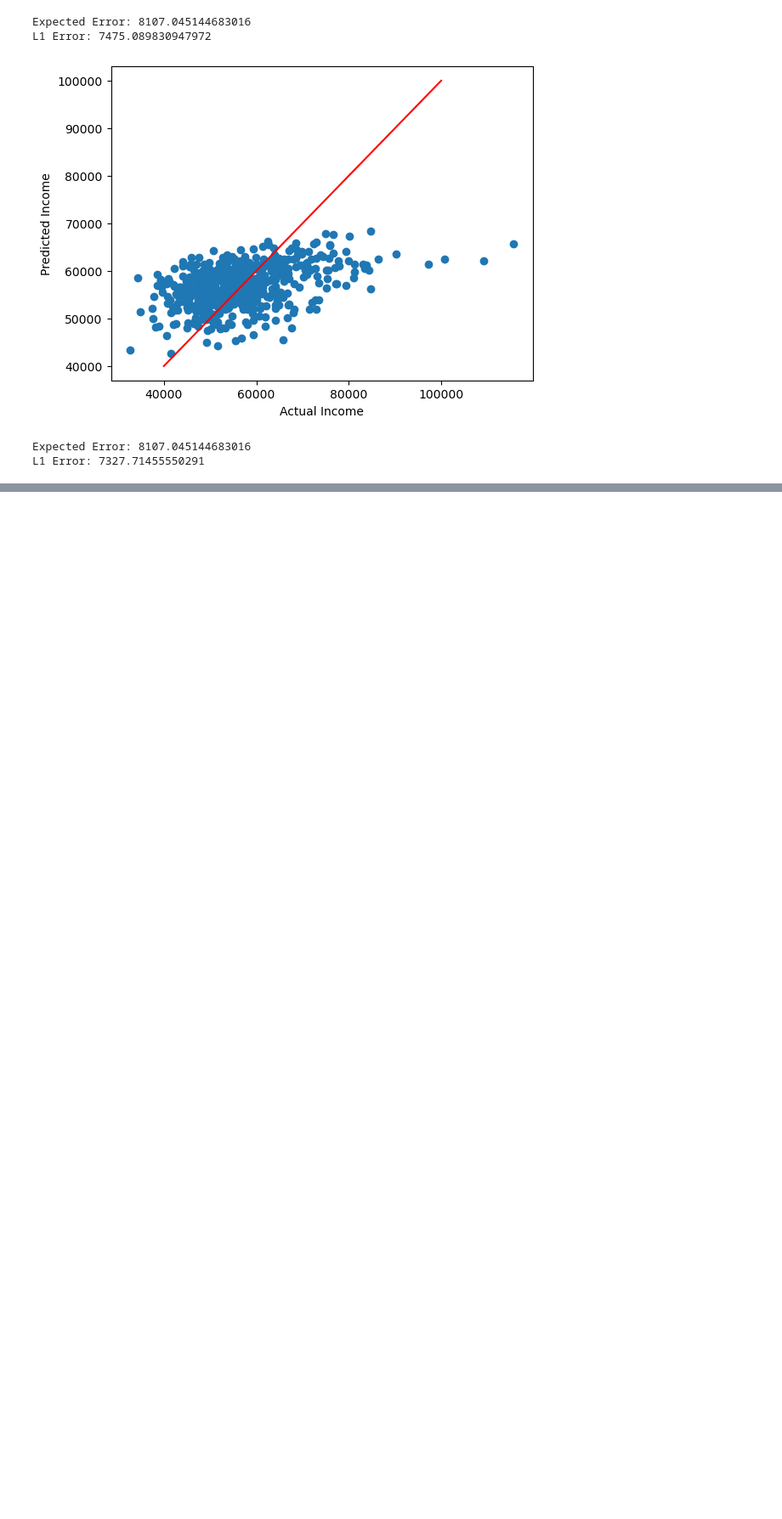
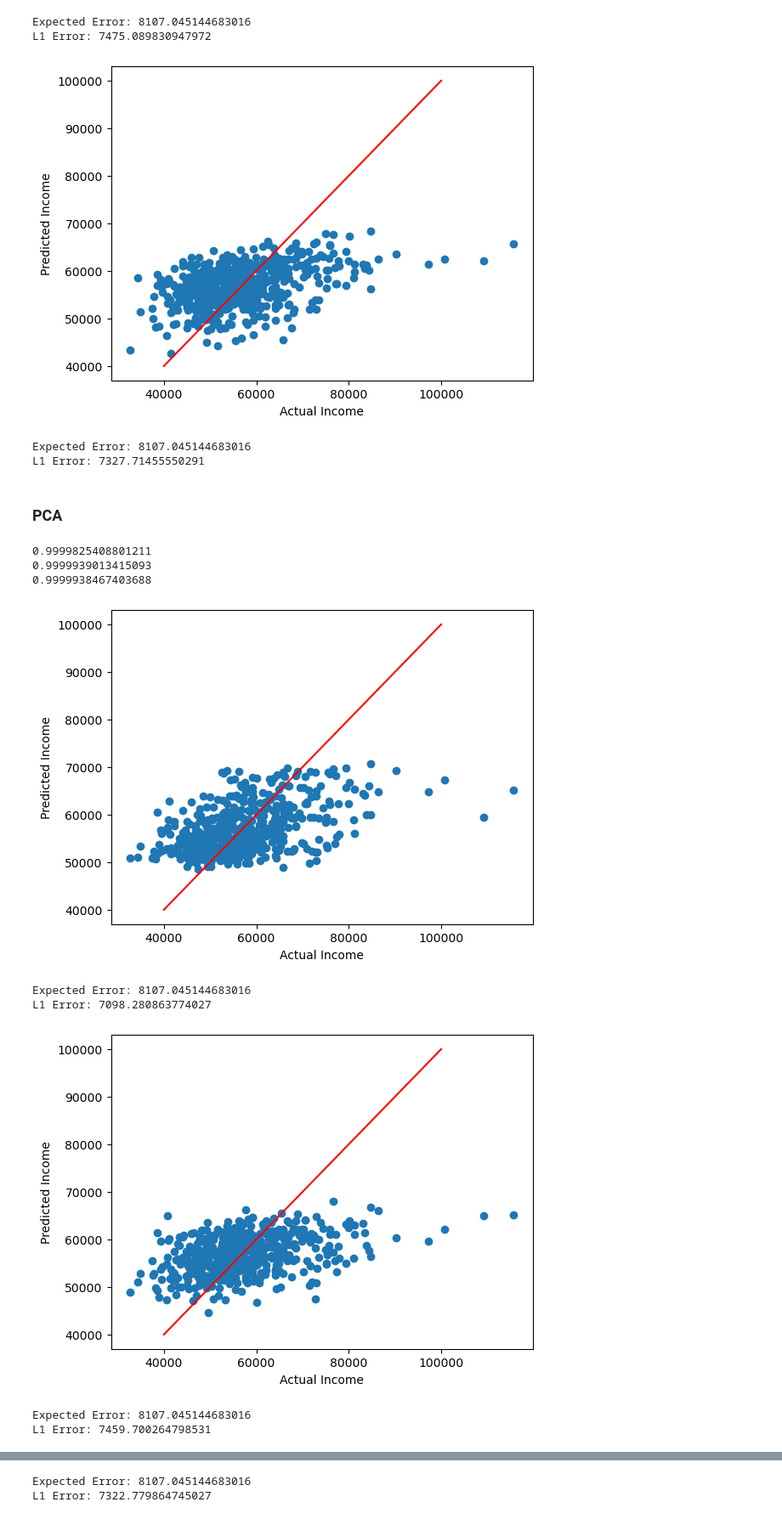
Before and after one commit to mhamzaerol/local-income-prediction-using-google-trends, a Jupyter notebook: income-regression/regression.ipynb, the cells around one changed output, grey strips where cells are left out. Shown: that part at 85% size. Drawn from its saved outputs; the diff is of its cells as text; code cells hidden in the pictures; blank space fills up the shorter version.

```diff
--- a/income-regression/regression.ipynb
+++ b/income-regression/regression.ipynb
@@ -58,3 +59,47 @@ L1 Error: 7475.089830947972
 [figure]
 Expected Error: 8107.045144683016
 L1 Error: 7327.71455550291
+# %% [markdown]
+### PCA
+# %%
+num_dim = 8
+# %%
+models = []
+pca_models = []
+X_pca = []
+for i in range(len(cats)):
+    model = ElasticNetCV(l1_ratio=l1_ratio, cv=kfold, max_iter=100000)
+    pca = PCA(num_dim)
+    X_ = pca.fit_transform(X[i])
+    X_pca.append(X_)
+    model.fit(X_, y[i])
+    models.append(model)
+    pca_models.append(pca)
+# %%
+for pca_model in pca_models:
+    print(pca_model.explained_variance_ratio_.sum())
+# %% [output]
+0.9999825408801211
+0.9999939013415093
+0.9999938467403688
+# %%
+y_pred = []
+for i, model in enumerate(models):
+    y_pred.append(model.predict(X_pca[i]))
+# %%
+line_xy = np.linspace(40000, 100000, 100)
+for i in range(len(cats)):
+    plt.plot(line_xy, line_xy, '-r')
+    plt.scatter(y[i], y_pred[i])
+    plt.xlabel('Actual Income')
+    plt.ylabel('Predicted Income')
+    plt.show()
+    print(f"Expected Error: {(np.abs(y[i].mean() - y[i])).mean()}")
+    print(f"L1 Error: {(np.abs(y[i] - y_pred[i])).mean()}")
+# %% [output]
+[figure, added]
+Expected Error: 8107.045144683016
+L1 Error: 7098.280863774027
+[figure, added]
+Expected Error: 8107.045144683016
+L1 Error: 7459.700264798531
@@ -60,0 +107,2 @@ L1 Error: 7327.71455550291
+Expected Error: 8107.045144683016
+L1 Error: 7322.779864745027
```
Also changed, not shown: parts of 2 cells of this notebook.
